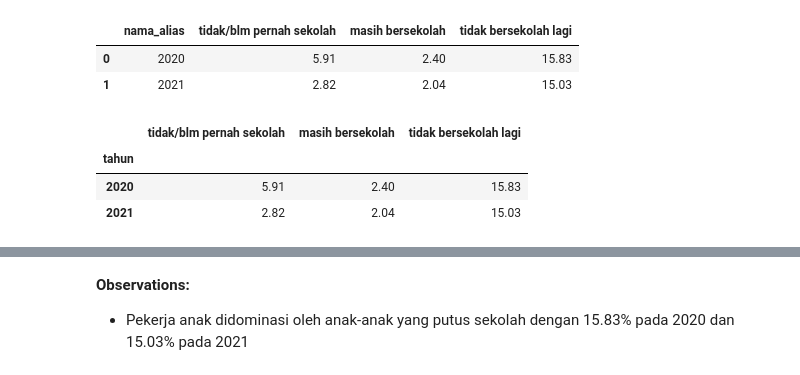
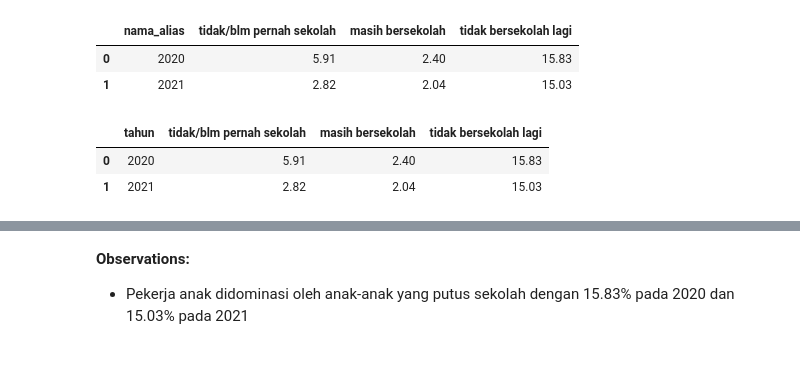
Before and after one commit to edutjie/TETRIS-Data-Analytics, a Jupyter notebook: main.ipynb, the cells around one changed output, grey strips where cells are left out. Saved outputs shown, nothing was run; the diff lists cells and outputs as text; code cells hidden in the pictures.

```diff
--- a/main.ipynb
+++ b/main.ipynb
@@ -268,11 +450,10 @@ pekerja_anak_sekolah.head()
 | 0 | 2020 | 5.91 | 2.40 | 15.83 |
 | 1 | 2021 | 2.82 | 2.04 | 15.03 |
 # %%
-pekerja_anak_sekolah.rename(columns={'nama_alias': 'tahun'}, inplace=True)
-pekerja_anak_sekolah.set_index('tahun', inplace=True)
+pekerja_anak_sekolah.rename(columns={"nama_alias": "tahun"}, inplace=True)
+# pekerja_anak_sekolah.set_index("tahun", inplace=True)
 pekerja_anak_sekolah.head()
 # %% [output]
-|  | tidak/blm pernah sekolah | masih bersekolah | tidak bersekolah lagi |
-| tahun |  |  |  |
-| 2020 | 5.91 | 2.40 | 15.83 |
-| 2021 | 2.82 | 2.04 | 15.03 |
+|  | tahun | tidak/blm pernah sekolah | masih bersekolah | tidak bersekolah lagi |
+| 0 | 2020 | 5.91 | 2.40 | 15.83 |
+| 1 | 2021 | 2.82 | 2.04 | 15.03 |
```
Also changed, not shown: parts of 50 cells of this notebook, 5 other files.
